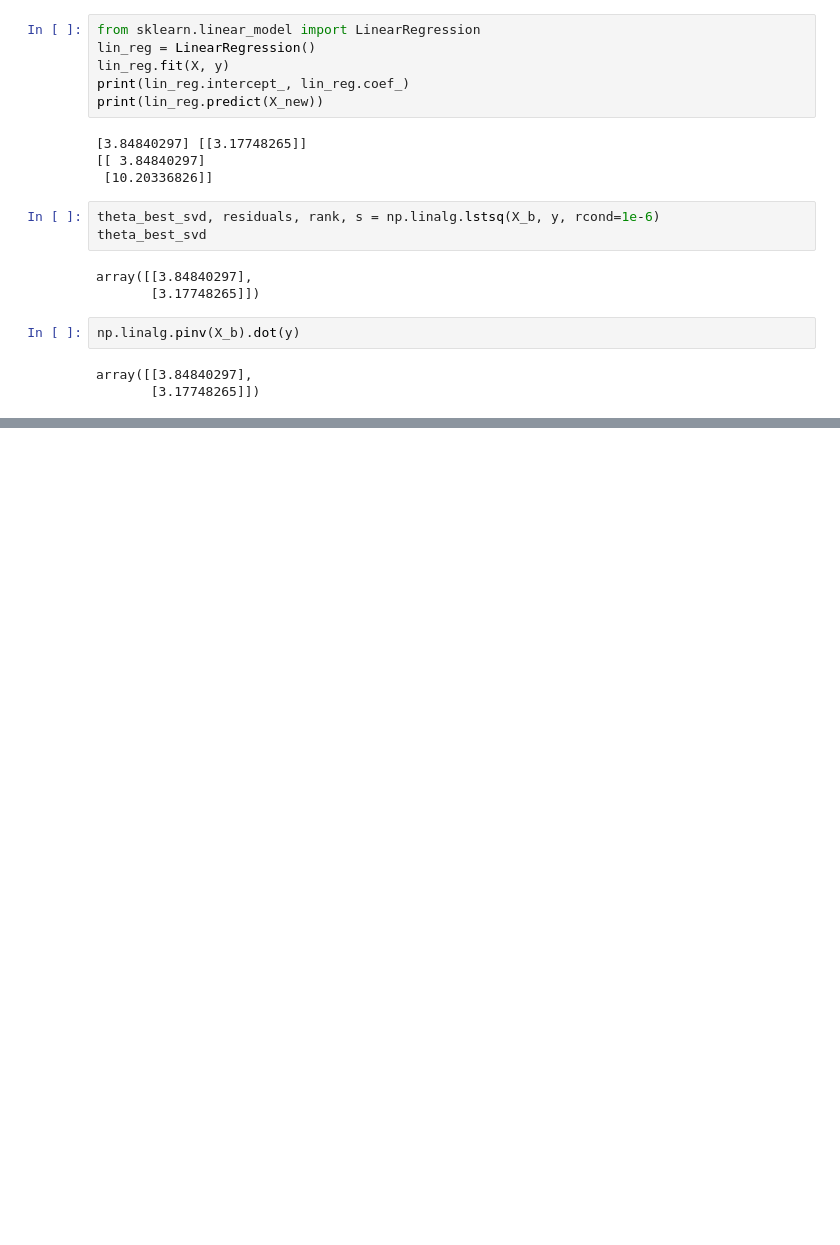
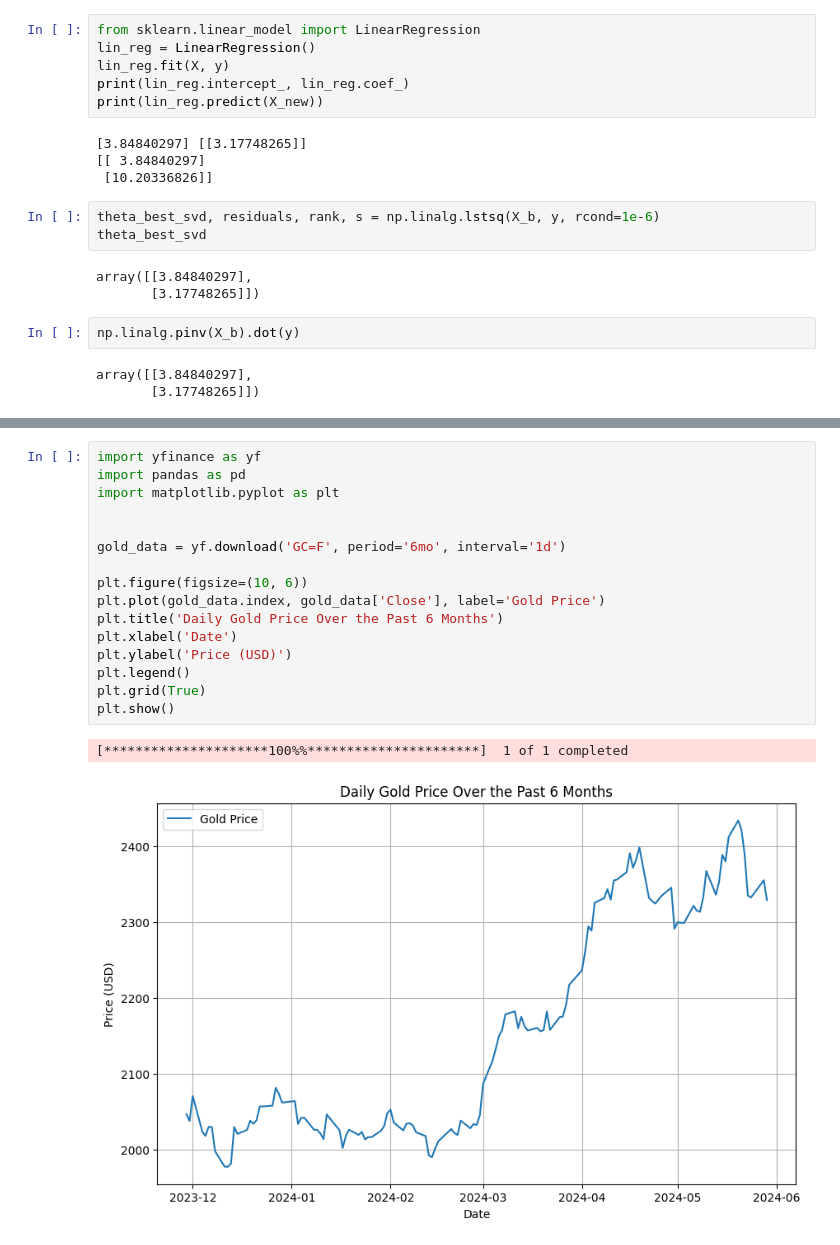
Before and after one commit to JanithRavinduRashmika/ML-demo, a Jupyter notebook: HandsOnMachineLearningChapter04.ipynb, the cells around one changed output, grey strips where cells are left out. Drawn from its saved outputs; the diff is of its cells as text; blank space fills up the shorter version.

```diff
--- a/HandsOnMachineLearningChapter04.ipynb
+++ b/HandsOnMachineLearningChapter04.ipynb
@@ -52,0 +75,19 @@ array([[3.84840297],
+# %%
+import yfinance as yf
+import pandas as pd
+import matplotlib.pyplot as plt
+
+
+gold_data = yf.download('GC=F', period='6mo', interval='1d')
+
+plt.figure(figsize=(10, 6))
+plt.plot(gold_data.index, gold_data['Close'], label='Gold Price')
+plt.title('Daily Gold Price Over the Past 6 Months')
+plt.xlabel('Date')
+plt.ylabel('Price (USD)')
+plt.legend()
+plt.grid(True)
+plt.show()
+# %% [output]
+[*********************100%%**********************]  1 of 1 completed
+[figure, added]
```
Also changed, not shown: parts of 2 cells of this notebook.
